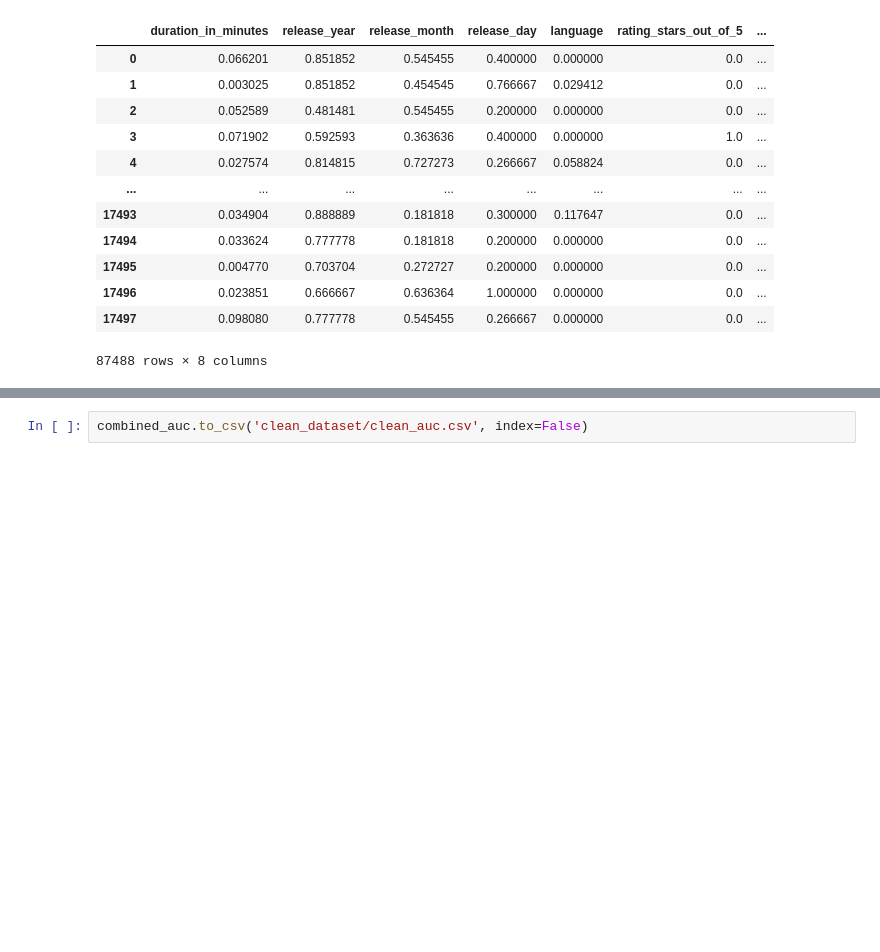
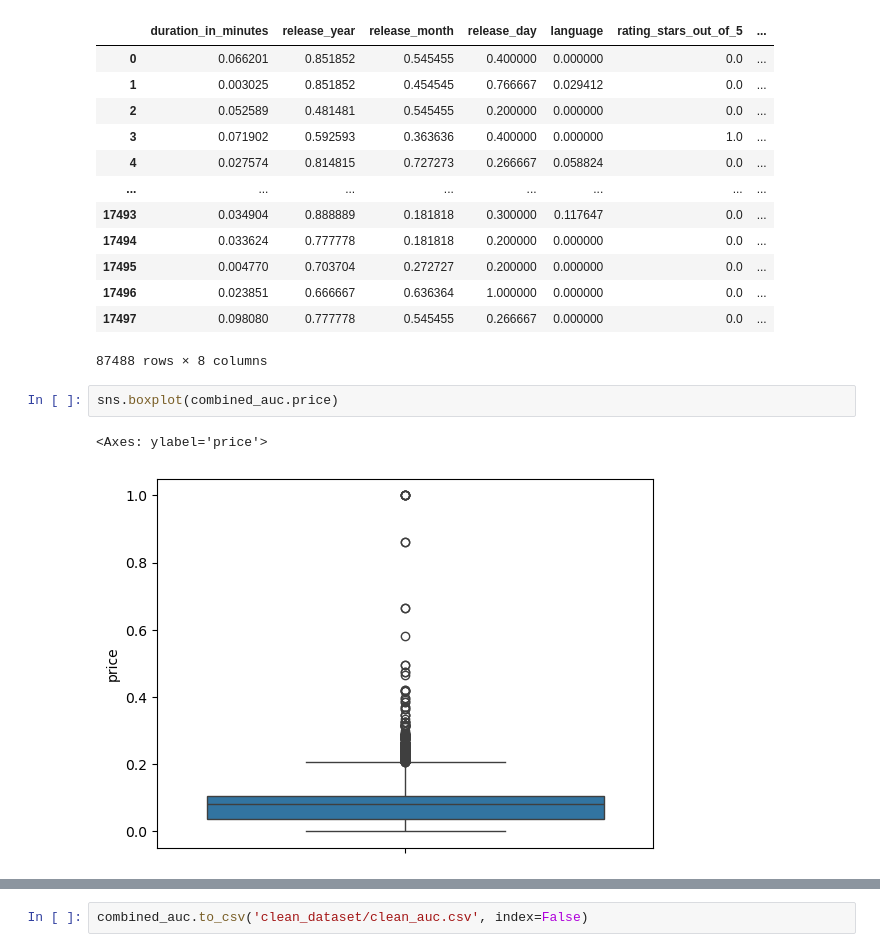
Before and after one commit to Ardavaa/week3, a Jupyter notebook: main.ipynb, the cells around one changed output, grey strips where cells are left out. Saved outputs shown, nothing was run; the diff lists cells and outputs as text; blank space fills up the shorter version.

```diff
--- a/main.ipynb
+++ b/main.ipynb
@@ -681,3 +681,8 @@ combined_auc
 | 17496 | 0.023851 | 0.666667 | 0.636364 | 1.000000 | 0.000000 | 0.0 | ... |
 | 17497 | 0.098080 | 0.777778 | 0.545455 | 0.266667 | 0.000000 | 0.0 | ... |
 87488 rows × 8 columns
+# %%
+sns.boxplot(combined_auc.price)
+# %% [output]
+<Axes: ylabel='price'>
+[figure, added]
```
Also changed, not shown: parts of 126 cells of this notebook, 9 other files.
